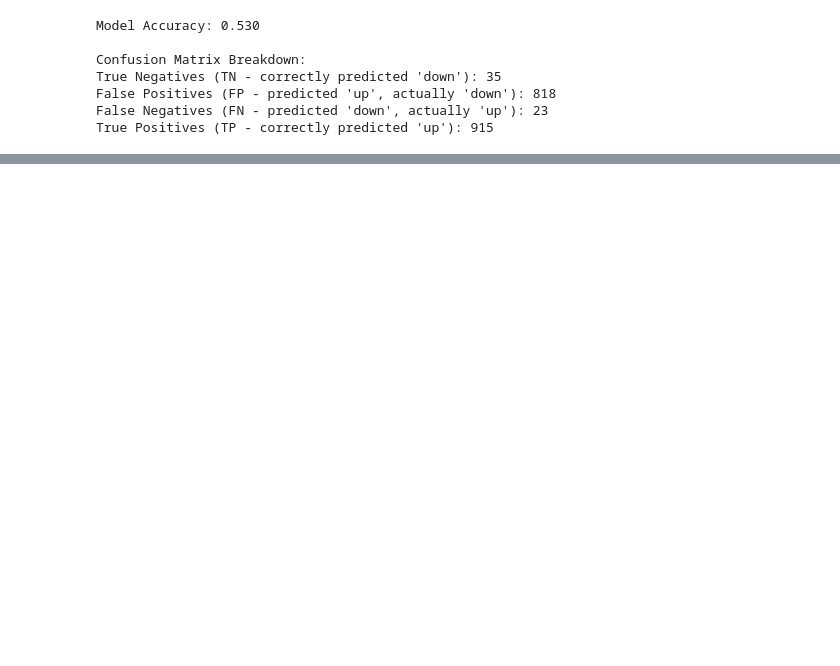
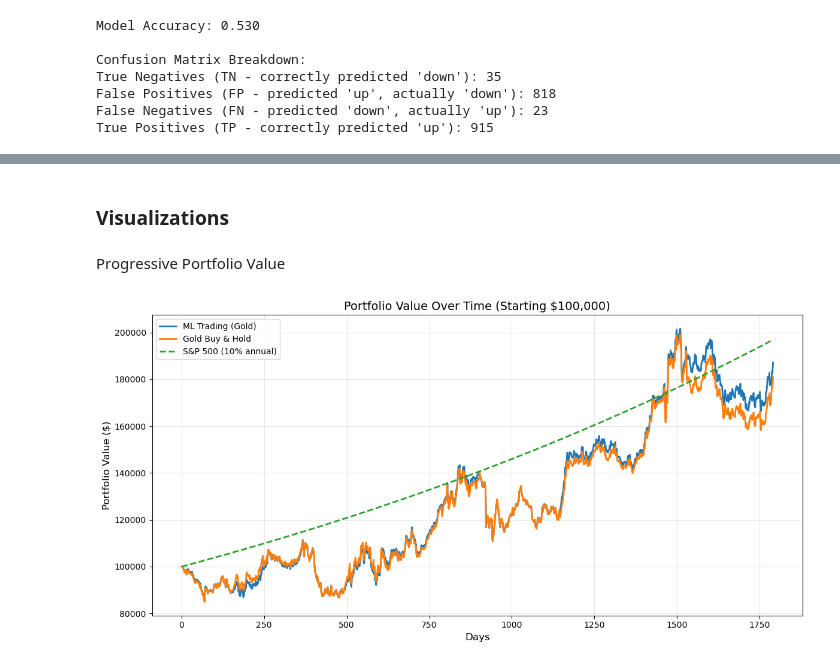
Before and after one commit to ngnk/IDS-706-Assignment-3, a Jupyter notebook: 706_A3.ipynb, the cells around one changed output, grey strips where cells are left out. Saved outputs shown, nothing was run; the diff lists cells and outputs as text; code cells hidden in the pictures; blank space fills up the shorter version.

```diff
--- a/706_A3.ipynb
+++ b/706_A3.ipynb
@@ -85,19 +22,0 @@ print(grouped)
-# %%
-# Group by Gold per year
-def create_gold():
-    gold_df = dataframe[dataframe['commodity'] == 'Gold'].copy()
-    gold_df['date'] = pd.to_datetime(gold_df['date'])
-    gold_df['year'] = gold_df['date'].dt.year
-    return gold_df
-
-gold_df = create_gold()
-
-gold_grouped = gold_df.groupby('year').agg({
-    'open': 'mean',
-    'high': 'mean',
-    'low': 'mean',
-    'close': 'mean',
-    'volume': 'sum'
-}).reset_index()
-
-print(gold_grouped)
@@ -284,0 +183,19 @@ plt.show()
+# %% [markdown]
+### Visualizations
+# %% [markdown]
+Progressive Portfolio Value
+# %%
+plt.figure(figsize=(12,6))
+plt.plot(ml_values, label="ML Trading (Gold)", linewidth=2)
+plt.plot(gold_bh_values, label="Gold Buy & Hold", linewidth=2)
+plt.plot(spy_values, label="S&P 500 (10% annual)", linestyle="--", linewidth=2)
+
+plt.title("Portfolio Value Over Time (Starting $100,000)", fontsize=14)
+plt.xlabel("Days", fontsize=12)
+plt.ylabel("Portfolio Value ($)", fontsize=12)
+plt.legend()
+plt.grid(alpha=0.3)
+plt.tight_layout()
+plt.show()
+# %% [output]
+[figure, added]
```
Also changed, not shown: parts of 34 cells of this notebook.
